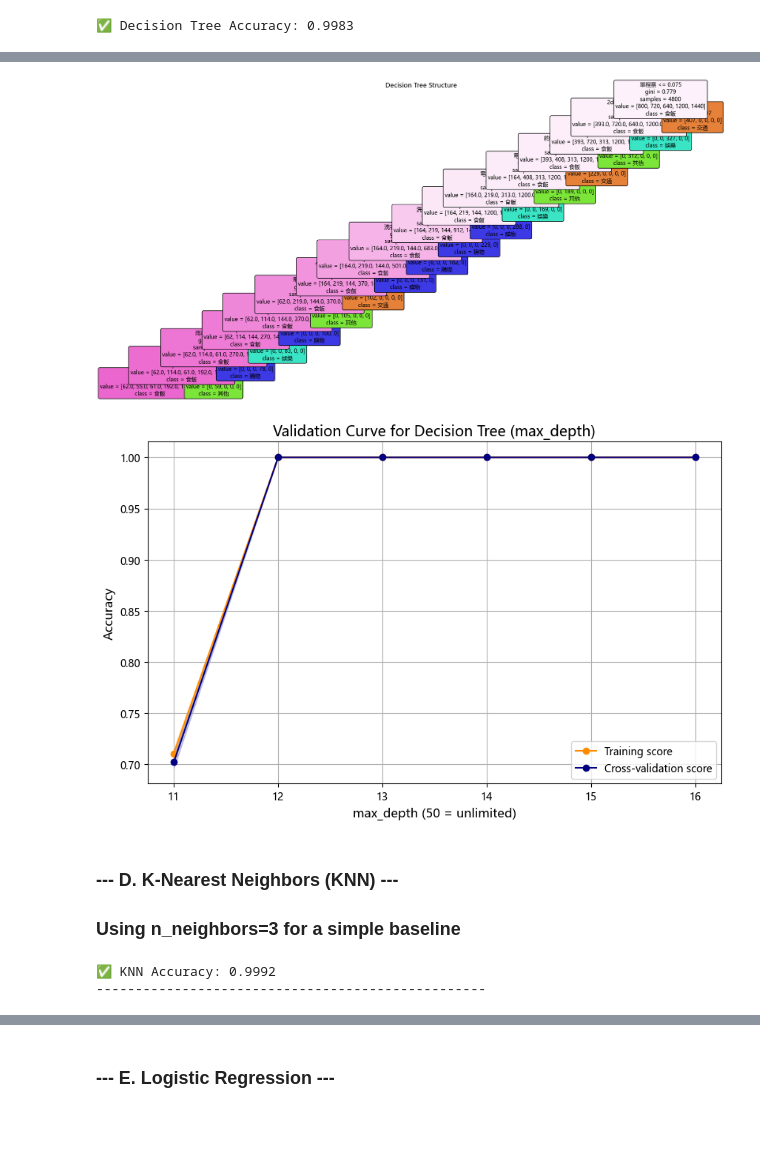
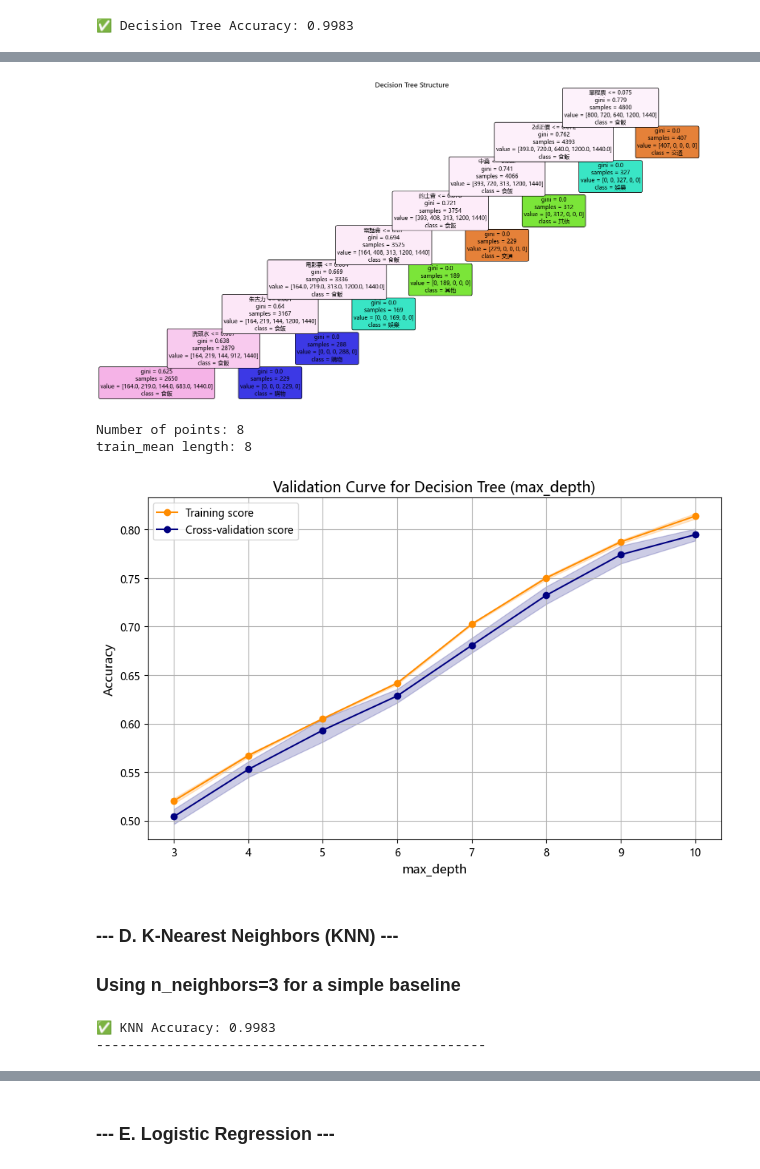
Before and after one commit to EAAI-smart-spend/classification, a Jupyter notebook: Classification.ipynb, the cells around one changed output, grey strips where cells are left out. Cells and saved outputs as stored; diff of their text form; code cells hidden in the pictures; blank space fills up the shorter version.

Commit message:
update model

```diff
--- a/Classification.ipynb
+++ b/Classification.ipynb
@@ -144,7 +144,8 @@ print(f"✅ SVM Accuracy: {svm_acc:.4f}")
 ✅ SVM Accuracy: 1.0000
 # %%
 param_grid = {
-    'C': [0.01, 0.1, 1, 10, 100],
+    # 'C': [0.01, 0.1, 1, 10, 100],
+    'C': [0.02],
     'kernel': ['linear']
 }
 
@@ -211,18 +212,18 @@ plt.show()
 # %% [markdown]
 ### --- C. Decision Tree (DT) ---
 # %%
-dt_model = DecisionTreeClassifier(random_state=42)
-dt_model.fit(X_train_tfidf, y_train)
-dt_acc = accuracy_score(y_test, dt_model.predict(X_test_tfidf))
+# dt_model = DecisionTreeClassifier(random_state=42)
+# dt_model.fit(X_train_tfidf, y_train)
+# dt_acc = accuracy_score(y_test, dt_model.predict(X_test_tfidf))
 # ml_results['Decision Tree'] = dt_acc
-print(f"✅ Decision Tree Accuracy: {dt_acc:.4f}")
+# print(f"✅ Decision Tree Accuracy: {dt_acc:.4f}")
 # %% [output]
 ✅ Decision Tree Accuracy: 0.9983
 # %%
 param_grid = {
-    'max_depth': [11, 12, 13, 14, 15, 16],
-    'min_samples_split': [2, 5, 10, 20],
+    'max_depth': [8],
     'min_samples_leaf': [1, 2, 5, 10],
+    'min_samples_split': [2, 5, 10],
     'criterion': ['gini', 'entropy']
 }
 
@@ -256,46 +257,58 @@ plot_tree(dt_model, feature_names=vectorizer.get_feature_names_out(),
 plt.title('Decision Tree Structure')
 plt.show()
 # %% [output]
-[figure, old version]
+[figure, new version]
 # %%
-original_param_range = [11, 12, 13, 14, 15, 16]
+original_param_range = [3,4,5,6,7,8,9,10]
 
-plot_param_range = [x if x is not None else 50 for x in original_param_range]
+plot_param_range = np.array(original_param_range)
 
-plot_param_range = np.array(plot_param_range)
+train_scores, val_scores = validation_curve(
+    DecisionTreeClassifier(random_state=42),
+    X_train_tfidf, y_train,
+    param_name="max_depth",
+    param_range=original_param_range,
+    cv=5,
+    scoring="accuracy",
+    n_jobs=-1
+)
 
 train_mean = np.mean(train_scores, axis=1)
 train_std  = np.std(train_scores, axis=1)
 val_mean   = np.mean(val_scores, axis=1)
 val_std    = np.std(val_scores, axis=1)
+
+print(f"Number of points: {len(plot_param_range)}")
+print(f"train_mean length: {len(train_mean)}")
 
 plt.figure(figsize=(10, 6))
 
 plt.plot(plot_param_range, train_mean, label="Training score", color="darkorange", marker='o')
 plt.fill_between(plot_param_range, train_mean - train_std, train_mean + train_std,
                  alpha=0.2, color="darkorange")
 
 plt.plot(plot_param_range, val_mean, label="Cross-validation score", color="navy", marker='o')
 plt.fill_between(plot_param_range, val_mean - val_std, val_mean + val_std,
                  alpha=0.2, color="navy")
 
 plt.title('Validation Curve for Decision Tree (max_depth)', fontsize=14)
-plt.xlabel('max_depth (50 = unlimited)', fontsize=12)
+plt.xlabel('max_depth', fontsize=12)
 plt.ylabel('Accuracy', fontsize=12)
 plt.legend(loc="best")
 plt.grid(True)
 
-x_labels = [str(x) if x != 50 else 'None' for x in plot_param_range]
-plt.xticks(plot_param_range, x_labels)
+plt.xticks(plot_param_range)
 
 plt.show()
 # %% [output]
+Number of points: 8
+train_mean length: 8
-[figure, old version]
+[figure, new version]
 # %% [markdown]
 ### --- D. K-Nearest Neighbors (KNN) ---
 ### Using n_neighbors=3 for a simple baseline
 # %%
-knn_model = KNeighborsClassifier(n_neighbors=11)
+knn_model = KNeighborsClassifier(n_neighbors=9)
 knn_model.fit(X_train_tfidf, y_train)
 knn_acc = accuracy_score(y_test, knn_model.predict(X_test_tfidf))
 ml_results['KNN'] = knn_acc
@@ -303,7 +316,7 @@ print(f"✅ KNN Accuracy: {knn_acc:.4f}")
 
 print("-" * 50)
 # %% [output]
-✅ KNN Accuracy: 0.9992
+✅ KNN Accuracy: 0.9983
 --------------------------------------------------
 # %%
 k_values = []
```
Also changed, not shown: parts of 9 cells of this notebook, 5 other files.
